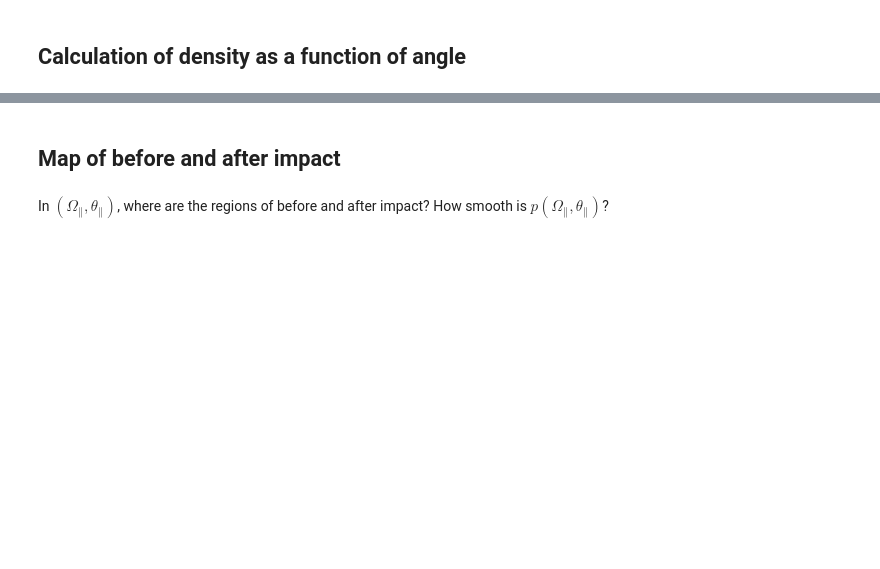
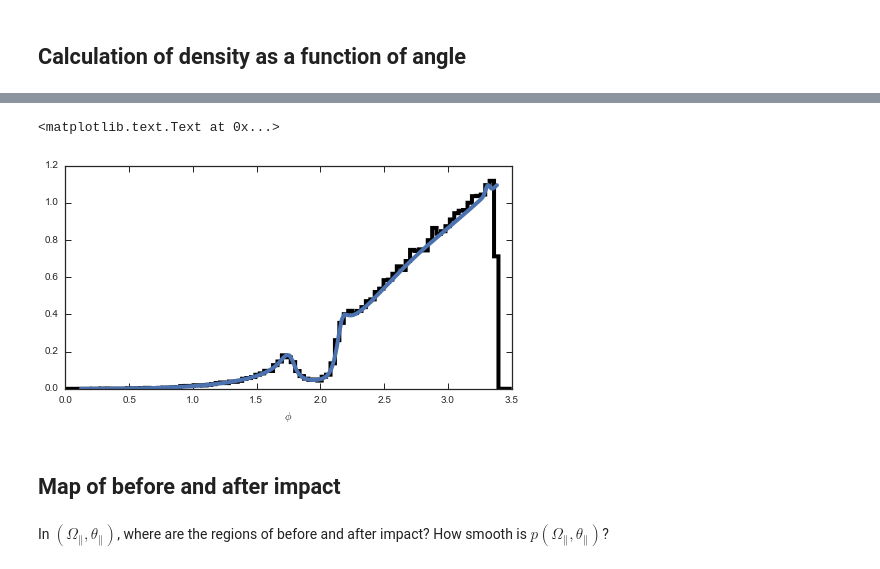
Before and after one commit to jobovy/streamgap-pepper, a Jupyter notebook: StreamGapSingleImpact-Improvements.ipynb, the cells around one changed output, grey strips where cells are left out. Saved outputs shown, nothing was run; the diff lists cells and outputs as text; code cells hidden in the pictures; blank space fills up the shorter version.

```diff
--- a/StreamGapSingleImpact-Improvements.ipynb
+++ b/StreamGapSingleImpact-Improvements.ipynb
@@ -144,3 +198,18 @@ xlabel(r'$\theta_\parallel$')
+# %%
+dens_phi= numpy.array([sdfl_per_1e8_peri.density_par(x,coord='phi') for x in sdfl_per_1e8_peri._interpolatedThetasTrack])
+RvR= sdfl_per_1e8_peri.sample(n=100000)
+# %%
+figsize(8,4)
+plot((sdfl_per_1e8_peri._interpolatedObsTrack[:,5]-numpy.pi) % (2.*numpy.pi),
+     5.*dens_phi/numpy.sum(dens_phi*(
+     numpy.roll(sdfl_per_1e8_peri._interpolatedObsTrack[:,5],-1)-sdfl_per_1e8_peri._interpolatedObsTrack[:,5])),
+     '-',lw=4.)
+dum= hist((RvR[5]-numpy.pi) % (2.*numpy.pi),
+          range=[0.,3.5],bins=101,normed=True,histtype='step',lw=4.,color='k')
+xlabel(r'$\phi$')
+# %% [output]
+<matplotlib.text.Text at 0x...>
+[figure, added]
 # %% [markdown]
 ## Map of before and after impact
 # %% [markdown]
```
Also changed, not shown: parts of 12 cells of this notebook.
